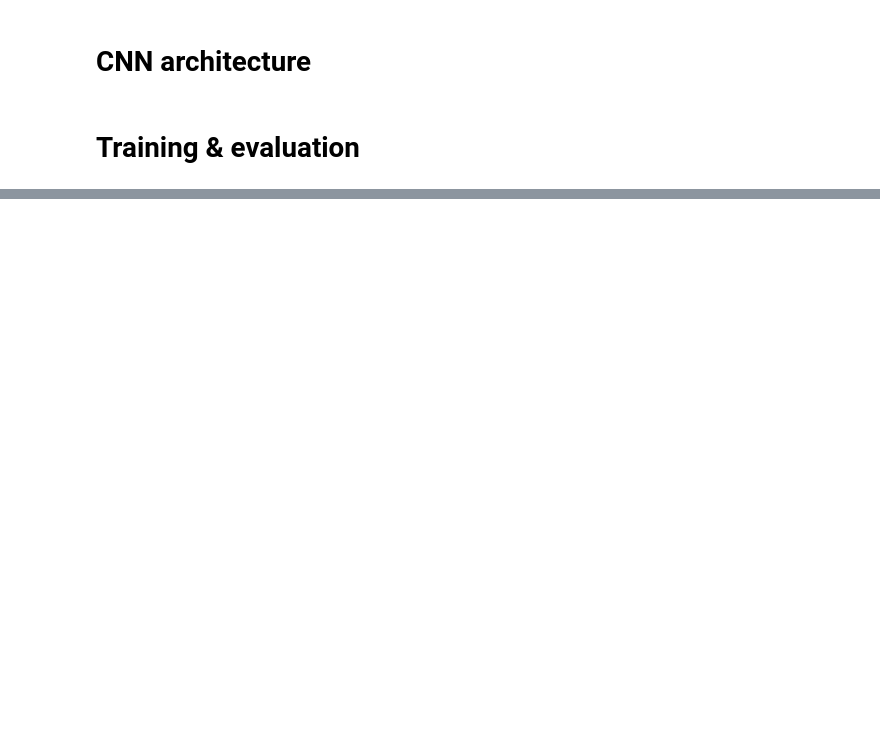
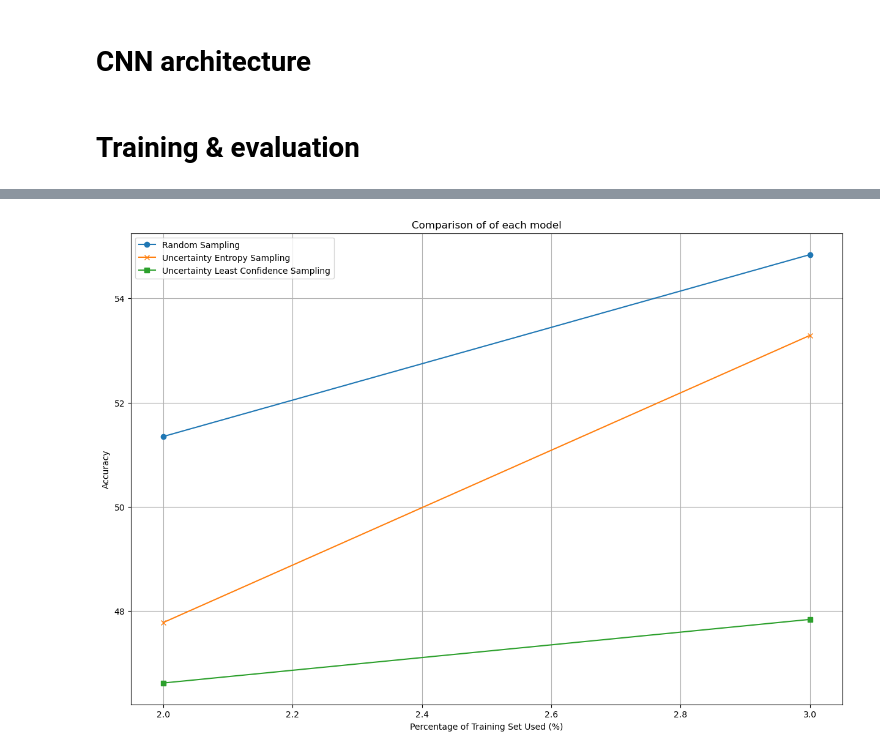
Before and after one commit to noahrn/bayesian-optimization-02463, a Jupyter notebook: active-learning/AL.ipynb, the cells around one changed output, grey strips where cells are left out. Drawn from its saved outputs; the diff is of its cells as text; code cells hidden in the pictures; blank space fills up the shorter version.

Commit message:
Test, least confidence trash though

```diff
--- a/active-learning/AL.ipynb
+++ b/active-learning/AL.ipynb
@@ -95,5 +89,7 @@ class CNN(nn.Module):
         x = self.fc2(x)
         return x
+# %%
+device = torch.device("cuda:0" if torch.cuda.is_available() else "cpu")
 # %% [markdown]
 # Training & evaluation
 # %%
@@ -119,14 +106,14 @@ def train_model(model, train_loader, criterion, optimizer, num_epochs):
 # %%
 # Function to evaluate the model
 def evaluate_model(model, val_loader):
-    model.eval()  # Set model to evaluation mode
+    model.eval()
     correct = 0
     total = 0
     with torch.no_grad():
         for images, labels in val_loader:
+            images, labels = images.to(device), labels.to(device)
             outputs = model(images)
-            _, predicted = torch.max(outputs.data, 1)
+            _, predicted = torch.max(outputs, 1)
             total += labels.size(0)
             correct += (predicted == labels).sum().item()
-    accuracy = correct / total
-    return accuracy * 100
+    return 100 * correct / total
@@ -194 +194,22 @@ def uncertainty_sampling(model, full_dataset, train_indices, unlabeled_indices,
+# %%
+baseline_model = CNN()
+baseline_optimizer = optim.Adam(baseline_model.parameters(), lr=0.001)
+
+entropy_model = CNN()
+entropy_optimizer = optim.Adam(entropy_model.parameters(), lr=0.001)
+
+least_confidence_model = CNN()
+least_confidence_optimizer = optim.Adam(least_confidence_model.parameters(), lr=0.001)
+
+baseline_model = baseline_model.to(device)
+entropy_model = entropy_model.to(device)
+least_confidence_model = least_confidence_model.to(device)
+
+# Set common training parameters
+num_epochs = 8
+num_iterations = 2
+num_samples = 500
+
+# Common loss function and dataset
+criterion = nn.CrossEntropyLoss()
 # %% [markdown]
@@ -279,0 +261,16 @@ KeyboardInterrupt:
+# %%
+# Create a list representing the percentage of the training set used at each iteration
+percentage_of_training_used = [(i * num_samples + len(trainset_labeled_indices)) / len(trainset) * 100 for i in range(num_iterations)]
+
+plt.figure(figsize=(15, 10))  # Increase the size of the figure
+plt.plot(percentage_of_training_used, random_accuracies, 'o-', label='Random Sampling')  # Add circle markers
+plt.plot(percentage_of_training_used, entropy_accuracies, 'x-', label='Uncertainty Entropy Sampling')  # Add x markers
+plt.plot(percentage_of_training_used, least_confidence_accuracies, 's-', label='Uncertainty Least Confidence Sampling')  # Add square markers
+plt.xlabel('Percentage of Training Set Used (%)')
+plt.ylabel('Accuracy')
+plt.title('Comparison of of each model')
+plt.legend()
+plt.grid(True)
+plt.show()
+# %% [output]
+[figure, added]
```
Also changed, not shown: parts of 17 cells of this notebook, 1 other file.
